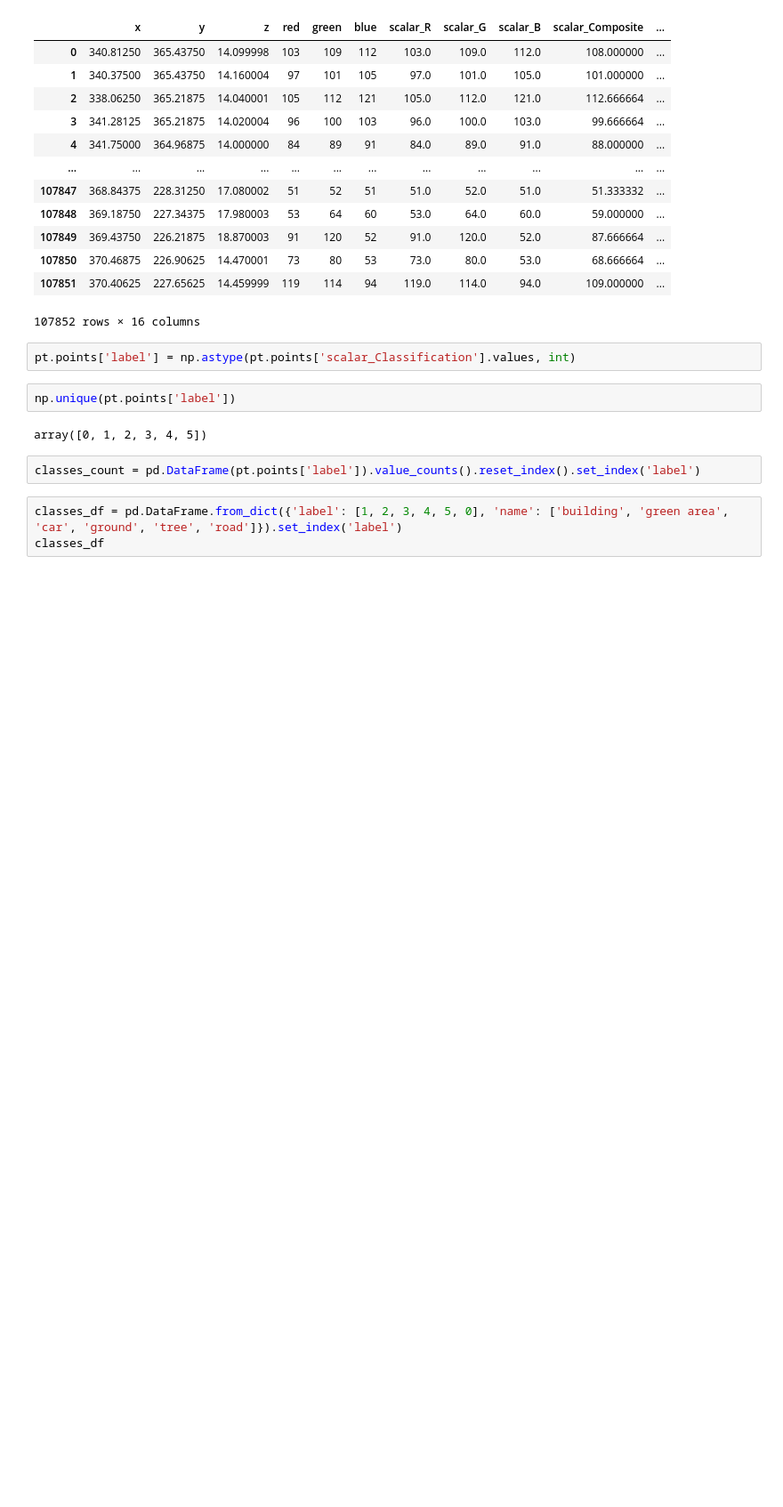
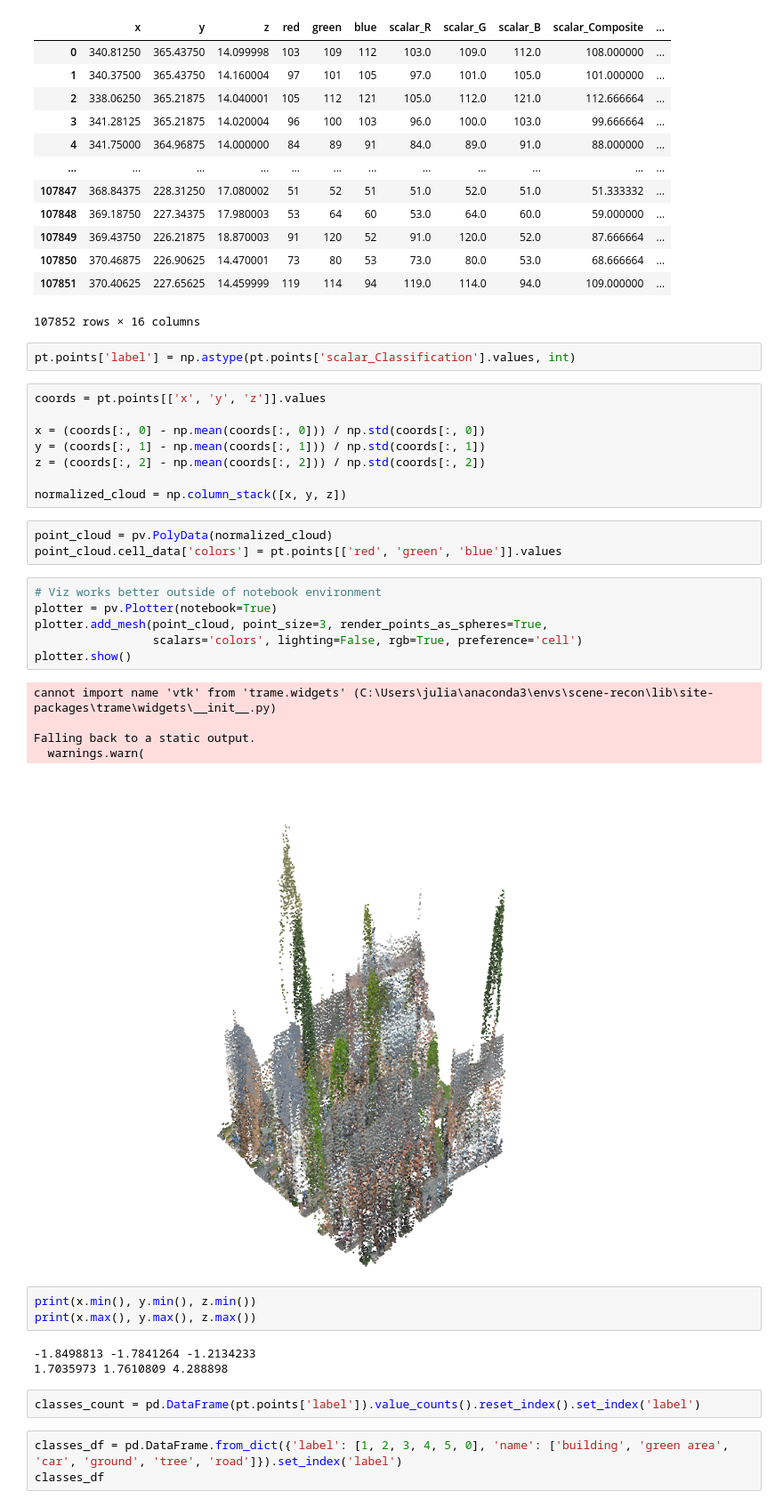
Before and after one commit to farqlia/UrbanViewsModeling, a Jupyter notebook: notebooks/Point Cloud Segmentation.ipynb, the cells around one changed output. Shown at 89% size. Drawn from its saved outputs; the diff is of its cells as text; blank space fills up the shorter version.

Commit message:
Work with point cloud

```diff
--- a/notebooks/Point Cloud Segmentation.ipynb
+++ b/notebooks/Point Cloud Segmentation.ipynb
@@ -45,10 +52,35 @@ pt.points
 107852 rows × 16 columns
 # %%
 pt.points['label'] = np.astype(pt.points['scalar_Classification'].values, int)
-# %%
-np.unique(pt.points['label'])
-# %% [output]
-array([0, 1, 2, 3, 4, 5])
+# %%
+coords = pt.points[['x', 'y', 'z']].values
+
+x = (coords[:, 0] - np.mean(coords[:, 0])) / np.std(coords[:, 0])
+y = (coords[:, 1] - np.mean(coords[:, 1])) / np.std(coords[:, 1])
+z = (coords[:, 2] - np.mean(coords[:, 2])) / np.std(coords[:, 2])
+
+normalized_cloud = np.column_stack([x, y, z])
+# %%
+point_cloud = pv.PolyData(normalized_cloud)
+point_cloud.cell_data['colors'] = pt.points[['red', 'green', 'blue']].values
+# %%
+# Viz works better outside of notebook environment
+plotter = pv.Plotter(notebook=True)
+plotter.add_mesh(point_cloud, point_size=3, render_points_as_spheres=True,
+                 scalars='colors', lighting=False, rgb=True, preference='cell')
+plotter.show()
+# %% [output]
+cannot import name 'vtk' from 'trame.widgets' (C:\Users\julia\anaconda3\envs\scene-recon\lib\site-packages\trame\widgets\__init__.py)
+
+Falling back to a static output.
+  warnings.warn(
+[figure, added]
+# %%
+print(x.min(), y.min(), z.min())
+print(x.max(), y.max(), z.max())
+# %% [output]
+-1.8498813 -1.7841264 -1.2134233
+1.7035973 1.7610809 4.288898
 # %%
 classes_count = pd.DataFrame(pt.points['label']).value_counts().reset_index().set_index('label')
 # %%
```
Also changed, not shown: parts of 15 cells of this notebook, 1 other file.
